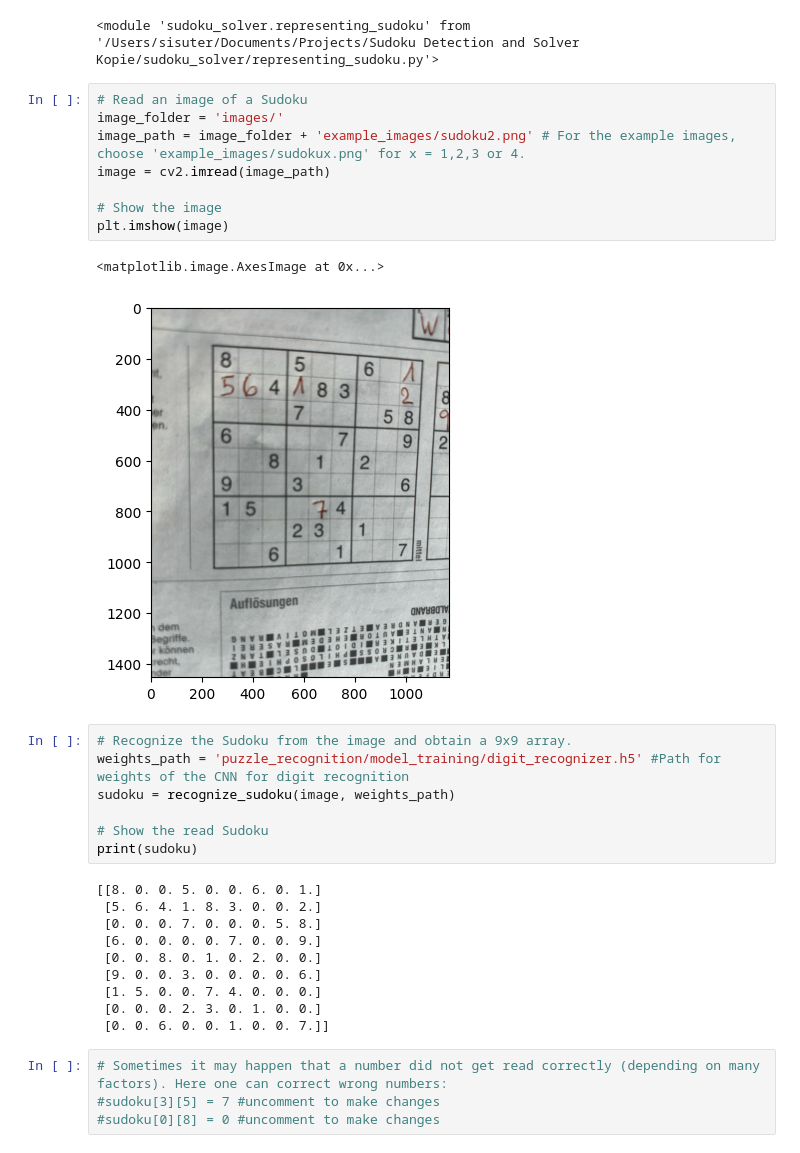
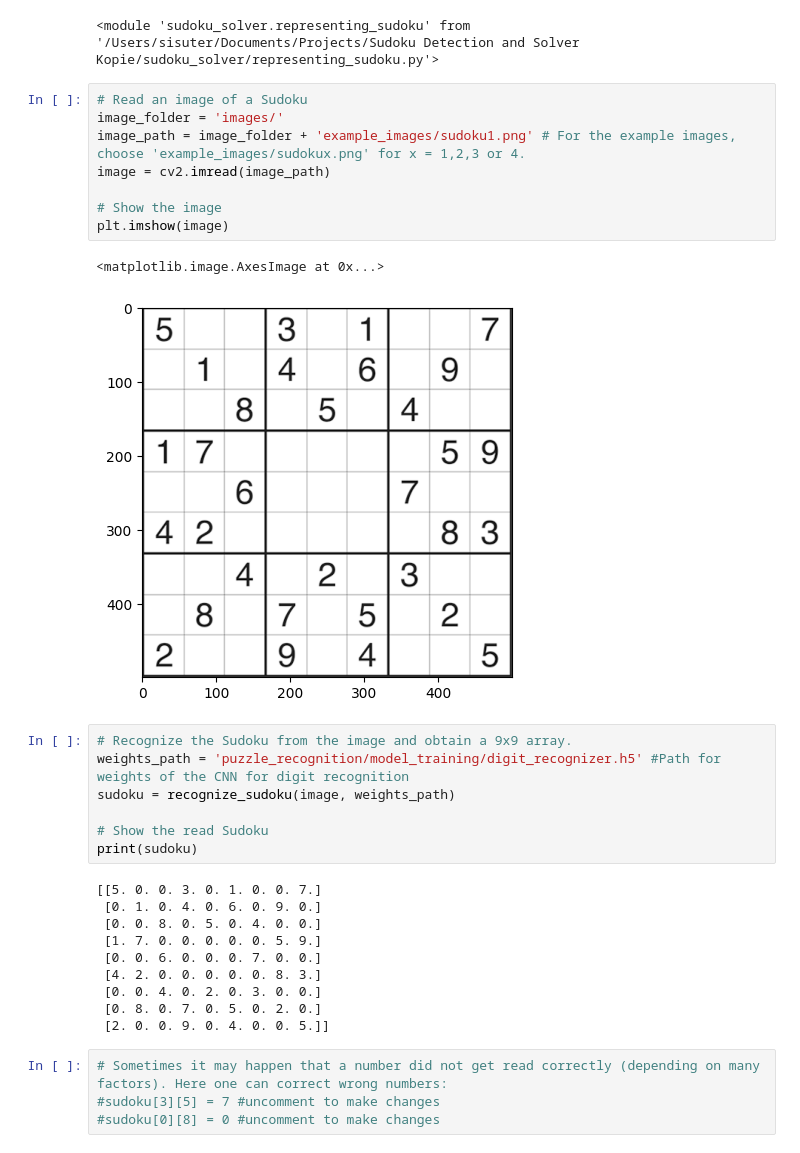
Before and after one commit to silvansuter/Sudoku-Detector-and-Solver, a Jupyter notebook: demo.ipynb, the cells around one changed output. Drawn from its saved outputs; the diff is of its cells as text.

```diff
--- a/demo.ipynb
+++ b/demo.ipynb
@@ -20,14 +20,14 @@ importlib.reload(sudoku_solver.representing_sudoku)
 # %%
 # Read an image of a Sudoku
 image_folder = 'images/'
-image_path = image_folder + 'example_images/sudoku2.png' # For the example images, choose 'example_images/sudokux.png' for x = 1,2,3 or 4.
+image_path = image_folder + 'example_images/sudoku1.png' # For the example images, choose 'example_images/sudokux.png' for x = 1,2,3 or 4.
 image = cv2.imread(image_path)
 
 # Show the image
 plt.imshow(image)
 # %% [output]
 <matplotlib.image.AxesImage at 0x...>
-[figure, old version]
+[figure, new version]
 # %%
 # Recognize the Sudoku from the image and obtain a 9x9 array.
 weights_path = 'puzzle_recognition/model_training/digit_recognizer.h5' #Path for weights of the CNN for digit recognition
@@ -36,15 +36,15 @@ sudoku = recognize_sudoku(image, weights_path)
 # Show the read Sudoku
 print(sudoku)
 # %% [output]
-[[8. 0. 0. 5. 0. 0. 6. 0. 1.]
- [5. 6. 4. 1. 8. 3. 0. 0. 2.]
- [0. 0. 0. 7. 0. 0. 0. 5. 8.]
- [6. 0. 0. 0. 0. 7. 0. 0. 9.]
- [0. 0. 8. 0. 1. 0. 2. 0. 0.]
- [9. 0. 0. 3. 0. 0. 0. 0. 6.]
- [1. 5. 0. 0. 7. 4. 0. 0. 0.]
- [0. 0. 0. 2. 3. 0. 1. 0. 0.]
- [0. 0. 6. 0. 0. 1. 0. 0. 7.]]
+[[5. 0. 0. 3. 0. 1. 0. 0. 7.]
+ [0. 1. 0. 4. 0. 6. 0. 9. 0.]
+ [0. 0. 8. 0. 5. 0. 4. 0. 0.]
+ [1. 7. 0. 0. 0. 0. 0. 5. 9.]
+ [0. 0. 6. 0. 0. 0. 7. 0. 0.]
+ [4. 2. 0. 0. 0. 0. 0. 8. 3.]
+ [0. 0. 4. 0. 2. 0. 3. 0. 0.]
+ [0. 8. 0. 7. 0. 5. 0. 2. 0.]
+ [2. 0. 0. 9. 0. 4. 0. 0. 5.]]
 # %%
 # Sometimes it may happen that a number did not get read correctly (depending on many factors). Here one can correct wrong numbers:
 #sudoku[3][5] = 7 #uncomment to make changes
```
Also changed, not shown: parts of 2 cells of this notebook, 1 other file.
